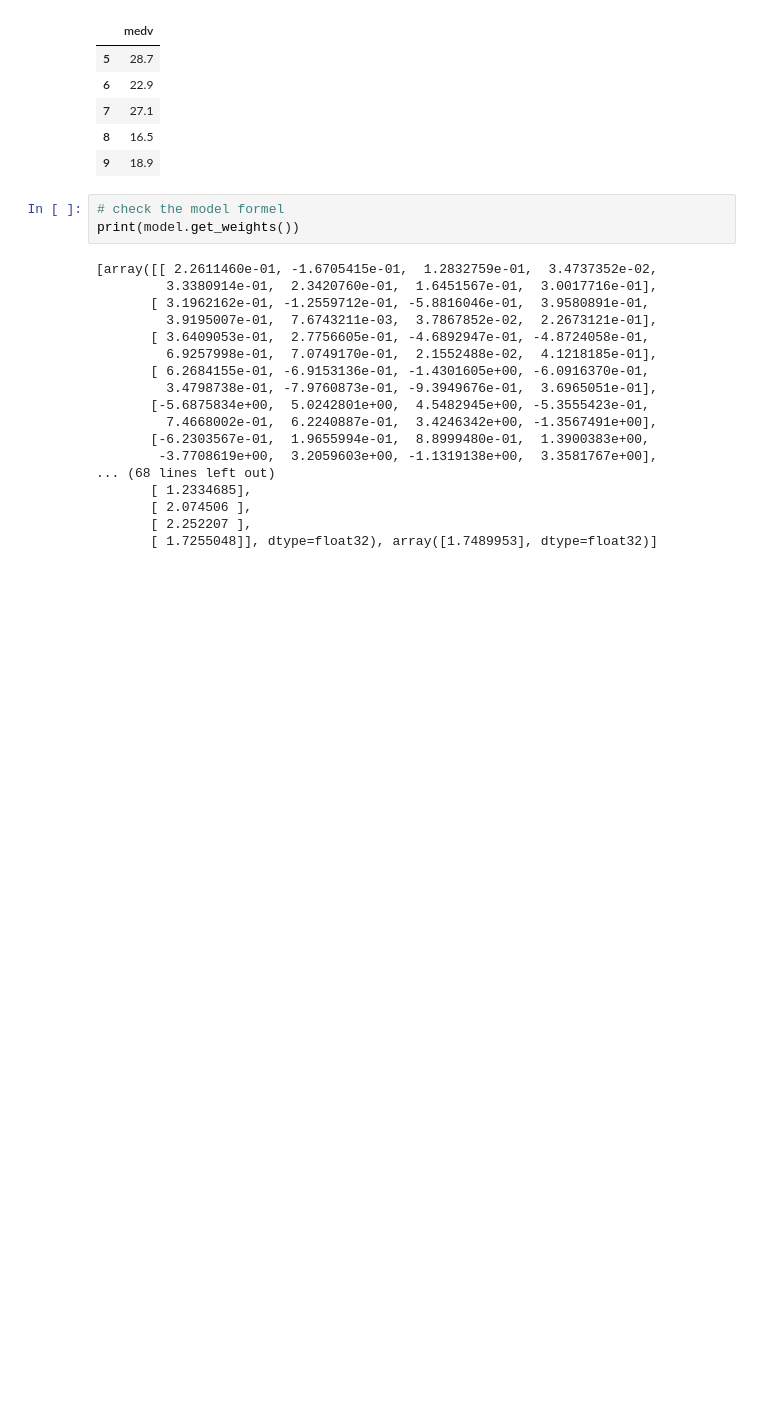
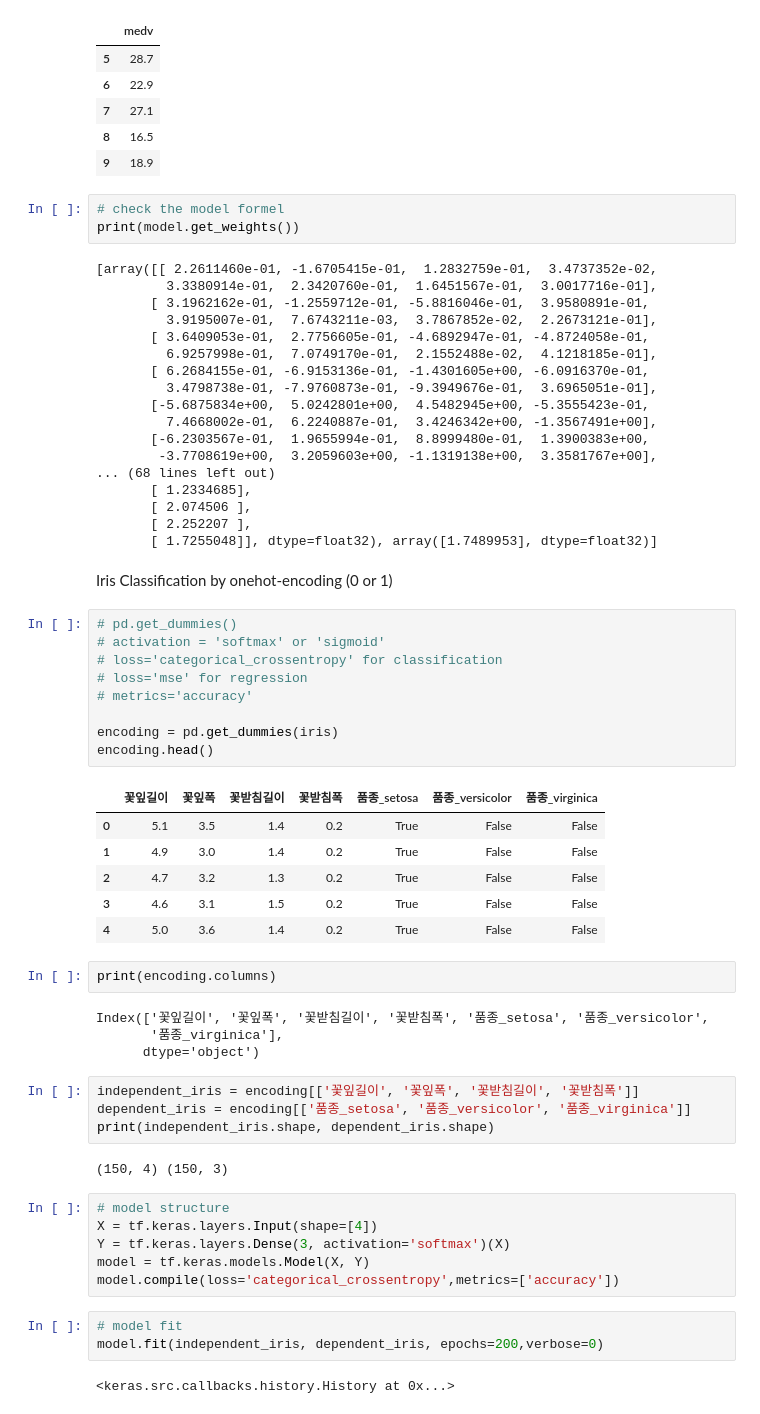
Before and after one commit to tnwjd3315/daily-commit, a Jupyter notebook: TensorFlow.ipynb, the cells around one changed output. Saved outputs shown, nothing was run; the diff lists cells and outputs as text; blank space fills up the shorter version.

Commit message:
classification

```diff
--- a/TensorFlow.ipynb
+++ b/TensorFlow.ipynb
@@ -163,3 +167,44 @@ print(model.get_weights())
        [ 2.074506 ],
        [ 2.252207 ],
        [ 1.7255048]], dtype=float32), array([1.7489953], dtype=float32)]
+# %% [markdown]
+Iris Classification by onehot-encoding (0 or 1)
+# %%
+# pd.get_dummies()
+# activation = 'softmax' or 'sigmoid'
+# loss='categorical_crossentropy' for classification
+# loss='mse' for regression
+# metrics='accuracy'
+
+encoding = pd.get_dummies(iris)
+encoding.head()
+# %% [output]
+|  | 꽃잎길이 | 꽃잎폭 | 꽃받침길이 | 꽃받침폭 | 품종_setosa | 품종_versicolor | 품종_virginica |
+| 0 | 5.1 | 3.5 | 1.4 | 0.2 | True | False | False |
+| 1 | 4.9 | 3.0 | 1.4 | 0.2 | True | False | False |
+| 2 | 4.7 | 3.2 | 1.3 | 0.2 | True | False | False |
+| 3 | 4.6 | 3.1 | 1.5 | 0.2 | True | False | False |
+| 4 | 5.0 | 3.6 | 1.4 | 0.2 | True | False | False |
+# %%
+print(encoding.columns)
+# %% [output]
+Index(['꽃잎길이', '꽃잎폭', '꽃받침길이', '꽃받침폭', '품종_setosa', '품종_versicolor',
+       '품종_virginica'],
+      dtype='object')
+# %%
+independent_iris = encoding[['꽃잎길이', '꽃잎폭', '꽃받침길이', '꽃받침폭']]
+dependent_iris = encoding[['품종_setosa', '품종_versicolor', '품종_virginica']]
+print(independent_iris.shape, dependent_iris.shape)
+# %% [output]
+(150, 4) (150, 3)
+# %%
+# model structure
+X = tf.keras.layers.Input(shape=[4])
+Y = tf.keras.layers.Dense(3, activation='softmax')(X)
+model = tf.keras.models.Model(X, Y)
+model.compile(loss='categorical_crossentropy',metrics=['accuracy'])
+# %%
+# model fit
+model.fit(independent_iris, dependent_iris, epochs=200,verbose=0)
+# %% [output]
+<keras.src.callbacks.history.History at 0x...>
```
Also changed, not shown: parts of 14 cells of this notebook.
